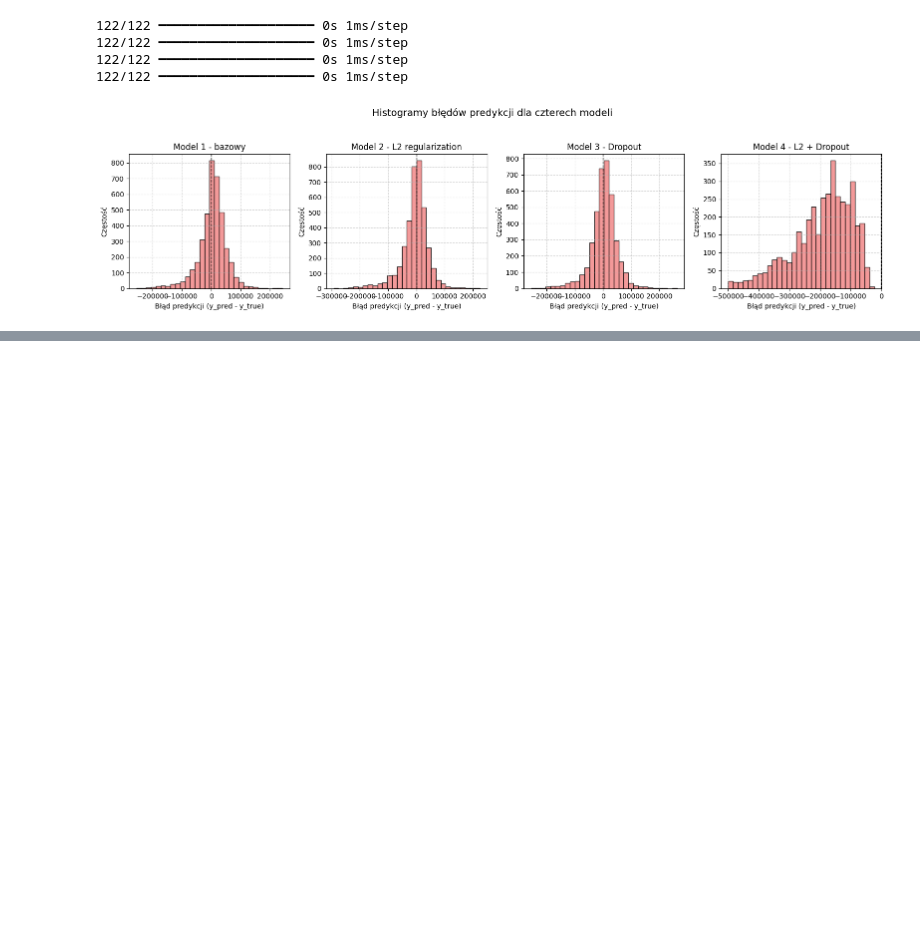
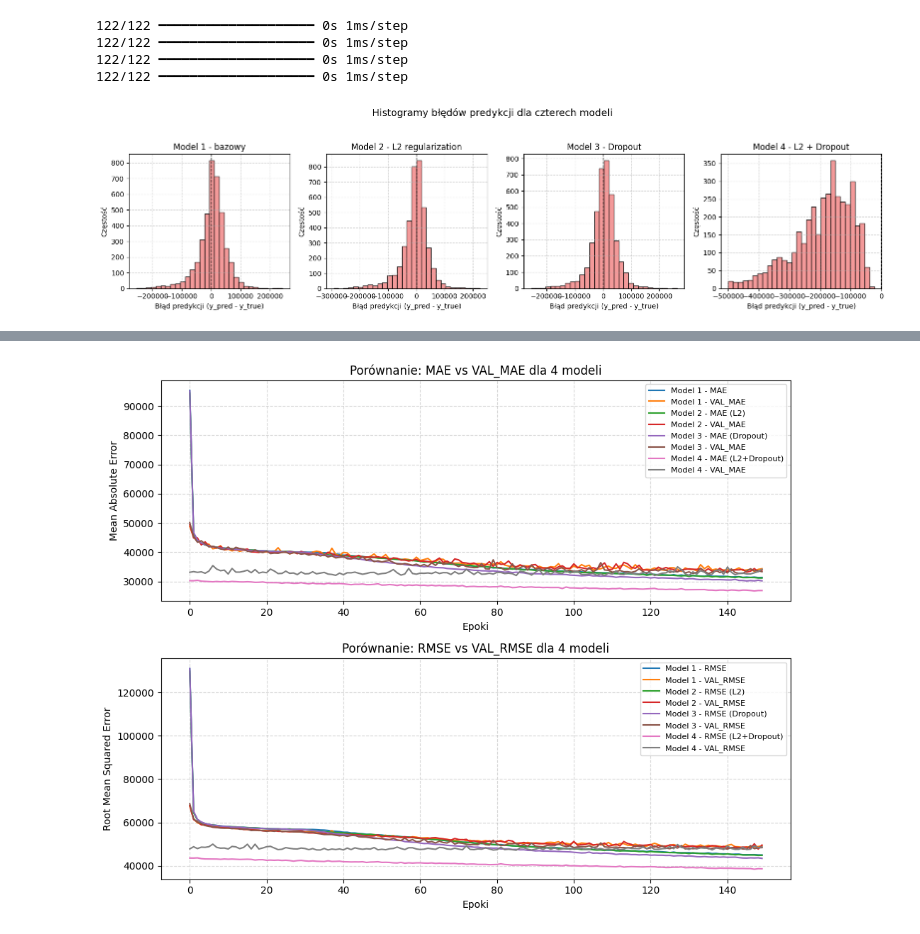
Before and after one commit to Marcin19721205/Wprowadzenie-Do-Sieci-Neuronowych, a Jupyter notebook: 16_Keras08_housing_prices_regression02MJ.ipynb, the cells around one changed output, grey strips where cells are left out. Saved outputs shown, nothing was run; the diff lists cells and outputs as text; code cells hidden in the pictures; blank space fills up the shorter version.

```diff
--- a/16_Keras08_housing_prices_regression02MJ.ipynb
+++ b/16_Keras08_housing_prices_regression02MJ.ipynb
@@ -983,0 +1024,52 @@ plt.show()
+# %%
+import matplotlib.pyplot as plt
+import numpy as np
+
+plt.figure(figsize=(10, 8))
+
+# --- MAE vs VAL_MAE ---
+plt.subplot(2, 1, 1)
+plt.plot(history1.history['mae'], label='Model 1 - MAE')
+plt.plot(history1.history['val_mae'], label='Model 1 - VAL_MAE')
+
+plt.plot(history2.history['mae'], label='Model 2 - MAE (L2)')
+plt.plot(history2.history['val_mae'], label='Model 2 - VAL_MAE')
+
+plt.plot(history3.history['mae'], label='Model 3 - MAE (Dropout)')
+plt.plot(history3.history['val_mae'], label='Model 3 - VAL_MAE')
+
+plt.plot(history4.history['mae'], label='Model 4 - MAE (L2+Dropout)')
+plt.plot(history4.history['val_mae'], label='Model 4 - VAL_MAE')
+
+plt.title('Porównanie: MAE vs VAL_MAE dla 4 modeli')
+plt.ylabel('Mean Absolute Error')
+plt.xlabel('Epoki')
+plt.legend(fontsize=8)
+plt.grid(True, linestyle='--', alpha=0.5)
+
+# --- RMSE vs VAL_RMSE ---
+plt.subplot(2, 1, 2)
+# Calculate RMSE from MSE
+plt.plot(np.sqrt(history1.history['mse']), label='Model 1 - RMSE')
+plt.plot(np.sqrt(history1.history['val_mse']), label='Model 1 - VAL_RMSE')
+
+plt.plot(np.sqrt(history2.history['mse']), label='Model 2 - RMSE (L2)')
+plt.plot(np.sqrt(history2.history['val_mse']), label='Model 2 - VAL_RMSE')
+
+plt.plot(np.sqrt(history3.history['mse']), label='Model 3 - RMSE (Dropout)')
+plt.plot(np.sqrt(history3.history['val_mse']), label='Model 3 - VAL_RMSE')
+
+plt.plot(np.sqrt(history4.history['mse']), label='Model 4 - RMSE (L2+Dropout)')
+plt.plot(np.sqrt(history4.history['val_mse']), label='Model 4 - VAL_RMSE')
+
+
+plt.title('Porównanie: RMSE vs VAL_RMSE dla 4 modeli')
+plt.ylabel('Root Mean Squared Error')
+plt.xlabel('Epoki')
+plt.legend(fontsize=8)
+plt.grid(True, linestyle='--', alpha=0.5)
+
+plt.tight_layout()
+plt.show()
+# %% [output]
+[figure, added]
```
Also changed, not shown: parts of 1 cell of this notebook.
